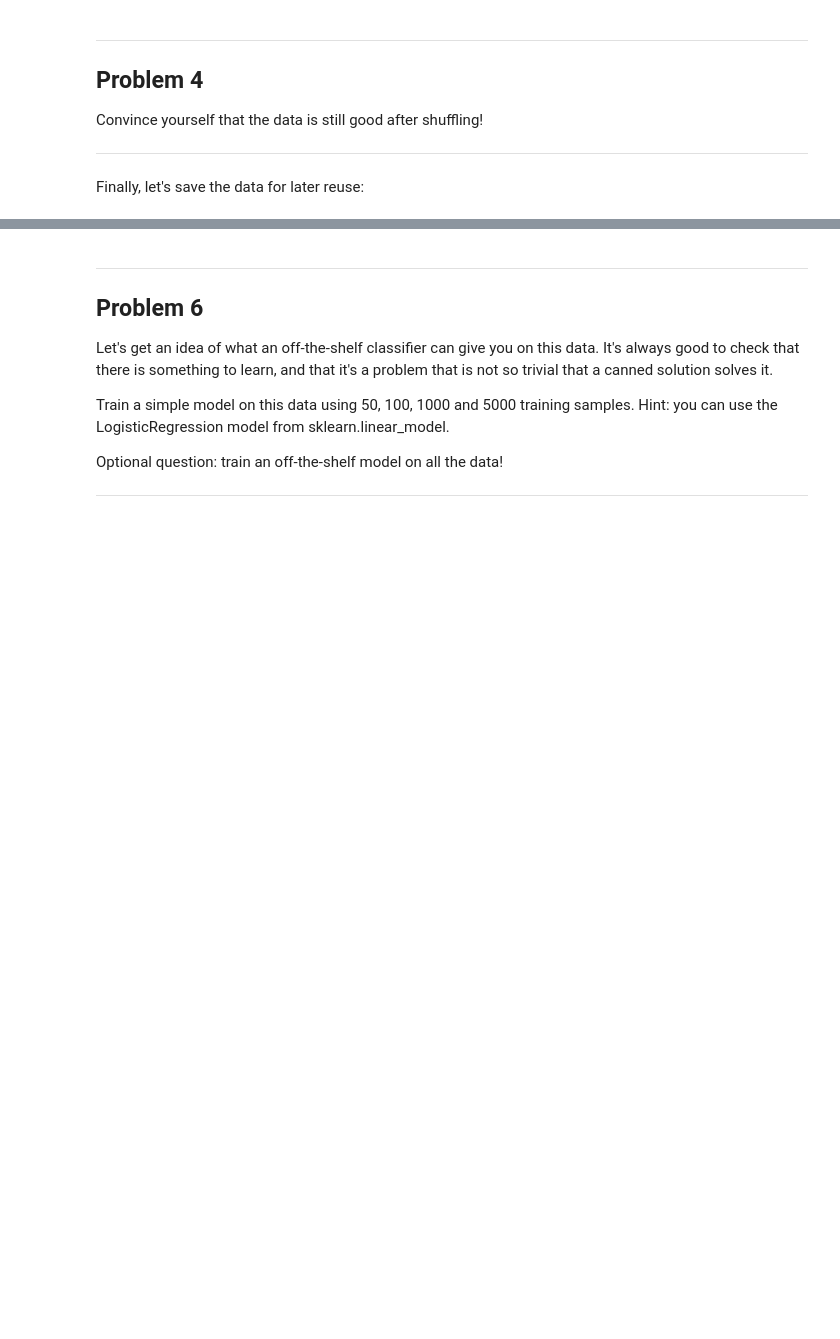
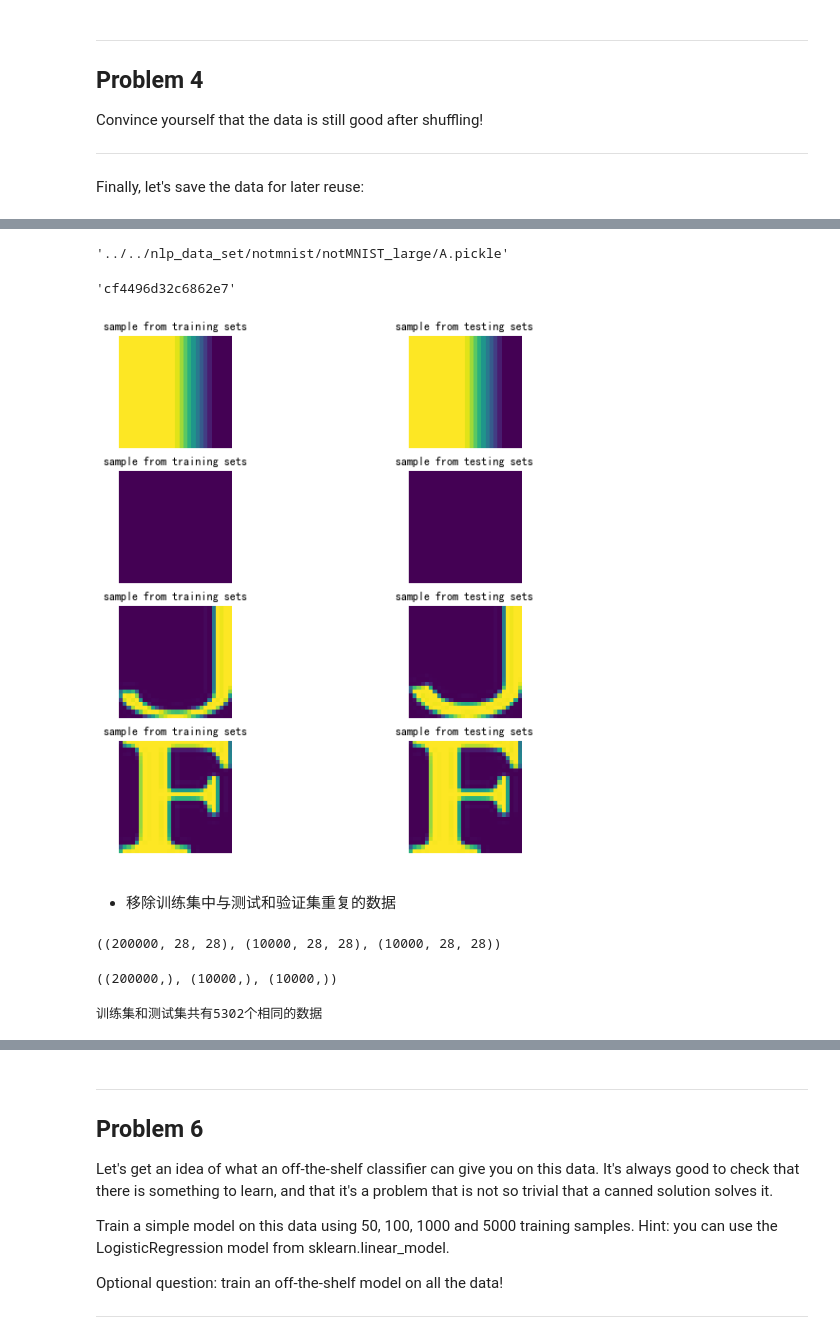
Before and after one commit to yuanjin54/nlp, a Jupyter notebook: assignment_09/1_notmnist.ipynb, the cells around one changed output, grey strips where cells are left out. Drawn from its saved outputs; the diff is of its cells as text; code cells hidden in the pictures; blank space fills up the shorter version.

```diff
--- a/assignment_09/1_notmnist.ipynb
+++ b/assignment_09/1_notmnist.ipynb
@@ -337,3 +471,49 @@ Optional questions:
 - What about near duplicates between datasets? (images that are almost identical)
 - Create a sanitized validation and test set, and compare your accuracy on those in subsequent assignments.
 ---
+# %%
+train_datasets[0]
+# %% [output]
+'../../nlp_data_set/notmnist/notMNIST_large/A.pickle'
+# %%
+str(imagehash.phash(Image.fromarray(train_dataset[0], mode='P')))
+# %% [output]
+'cf4496d32c6862e7'
+# %%
+def overlapping(dataset_1, dataset_2):
+    dataset_1_hash = np.array([str(imagehash.phash(Image.fromarray(img, mode='P'))) for img in dataset_1])
+    dataset_2_hash = np.array([str(imagehash.phash(Image.fromarray(img, mode='P'))) for img in dataset_2])
+    overlapping_dict = {}
+    for i, img_hash in enumerate(dataset_1_hash):
+        duplicates = np.where(img_hash == dataset_2_hash)[0]
+        if len(duplicates) > 0:
+            overlapping_dict[i] = duplicates
+    return overlapping_dict
+# %%
+overlap = overlapping(train_dataset, test_dataset)
+# %%
+def plot_overlap(overlap):
+    dup_list = random.sample(overlap.keys(), 4)
+    target_list = [overlap[k][0] for k in dup_list]
+    fig, axes = plt.subplots(4, 2, figsize=(10, 10))
+    for i in range(4):
+        axes[i, 0].set_title('sample from training sets')
+        axes[i, 1].set_title('sample from testing sets')
+        axes[i, 0].imshow(train_dataset[dup_list[i]])
+        axes[i, 1].imshow(test_dataset[target_list[i]])
+        axes[i, 0].set_axis_off()
+        axes[i, 1].set_axis_off()
+# %%
+plot_overlap(overlap)
+# %% [output]
+[figure, added]
+# %% [markdown]
+- 移除训练集中与测试和验证集重复的数据
+# %%
+train_dataset.shape, valid_dataset.shape, test_dataset.shape
+# %% [output]
+((200000, 28, 28), (10000, 28, 28), (10000, 28, 28))
+# %%
+train_labels.shape, valid_labels.shape, test_labels.shape
+# %% [output]
+((200000,), (10000,), (10000,))
@@ -339,0 +532,6 @@ Optional questions:
+# %%
+train_dataset_1, train_labels_1 = remove_duplicates(
+    train_dataset, test_dataset, train_labels)
+print('训练集和测试集共有{0}个相同的数据'.format(len(train_dataset) - len(train_dataset_1)))
+# %% [output]
+训练集和测试集共有5302个相同的数据
```
Also changed, not shown: parts of 33 cells of this notebook.
